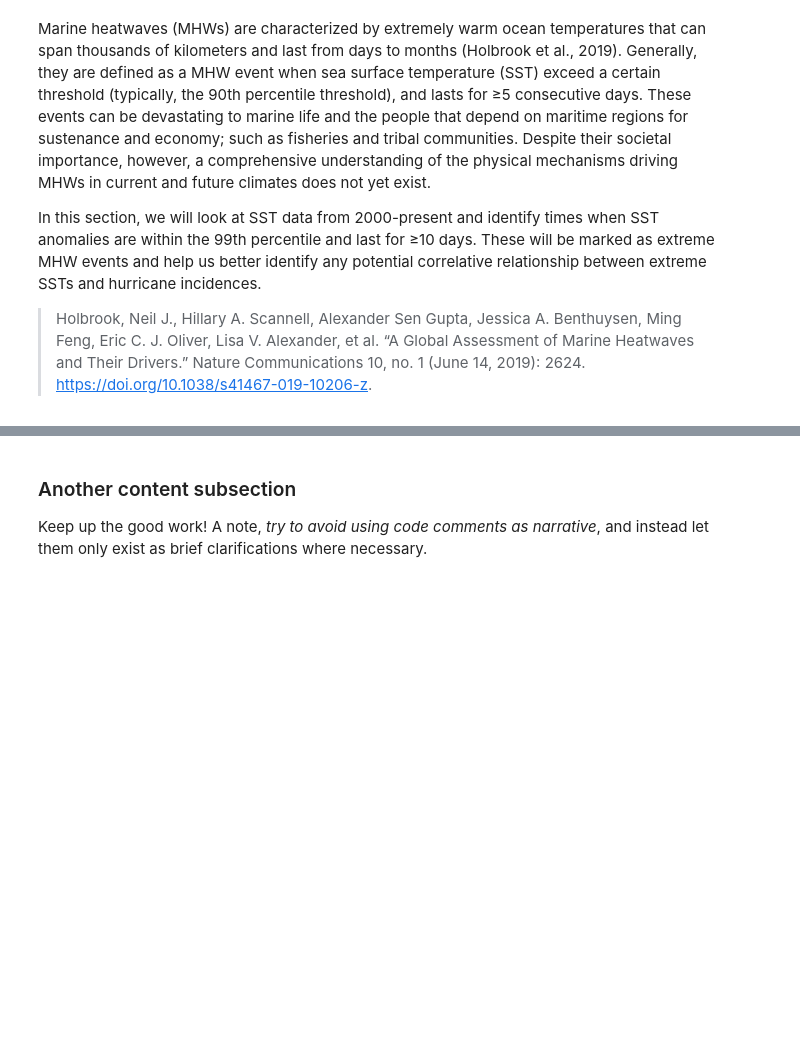
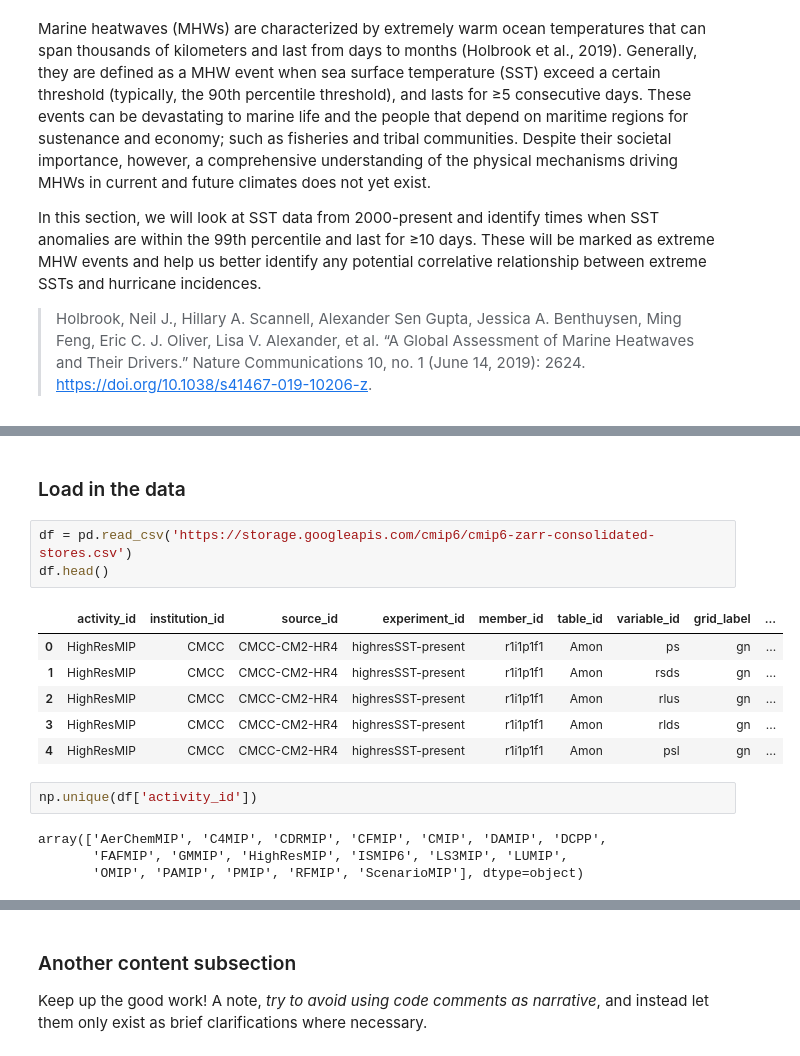
Before and after one commit to ProjectPythia/CFC-extreme-weather-cookbook, a Jupyter notebook: cfc-ocean.ipynb, the cells around one changed output, grey strips where cells are left out. Saved outputs shown, nothing was run; the diff lists cells and outputs as text; blank space fills up the shorter version.

```diff
--- a/cfc-ocean.ipynb
+++ b/cfc-ocean.ipynb
@@ -70,0 +116,18 @@ new = "helpful information"
+# %% [markdown]
+### Load in the data
+# %%
+df = pd.read_csv('https://storage.googleapis.com/cmip6/cmip6-zarr-consolidated-stores.csv')
+df.head()
+# %% [output]
+|  | activity_id | institution_id | source_id | experiment_id | member_id | table_id | variable_id | grid_label | ... |
+| 0 | HighResMIP | CMCC | CMCC-CM2-HR4 | highresSST-present | r1i1p1f1 | Amon | ps | gn | ... |
+| 1 | HighResMIP | CMCC | CMCC-CM2-HR4 | highresSST-present | r1i1p1f1 | Amon | rsds | gn | ... |
+| 2 | HighResMIP | CMCC | CMCC-CM2-HR4 | highresSST-present | r1i1p1f1 | Amon | rlus | gn | ... |
+| 3 | HighResMIP | CMCC | CMCC-CM2-HR4 | highresSST-present | r1i1p1f1 | Amon | rlds | gn | ... |
+| 4 | HighResMIP | CMCC | CMCC-CM2-HR4 | highresSST-present | r1i1p1f1 | Amon | psl | gn | ... |
+# %%
+np.unique(df['activity_id'])
+# %% [output]
+array(['AerChemMIP', 'C4MIP', 'CDRMIP', 'CFMIP', 'CMIP', 'DAMIP', 'DCPP',
+       'FAFMIP', 'GMMIP', 'HighResMIP', 'ISMIP6', 'LS3MIP', 'LUMIP',
+       'OMIP', 'PAMIP', 'PMIP', 'RFMIP', 'ScenarioMIP'], dtype=object)
```
Also changed, not shown: parts of 28 cells of this notebook.
